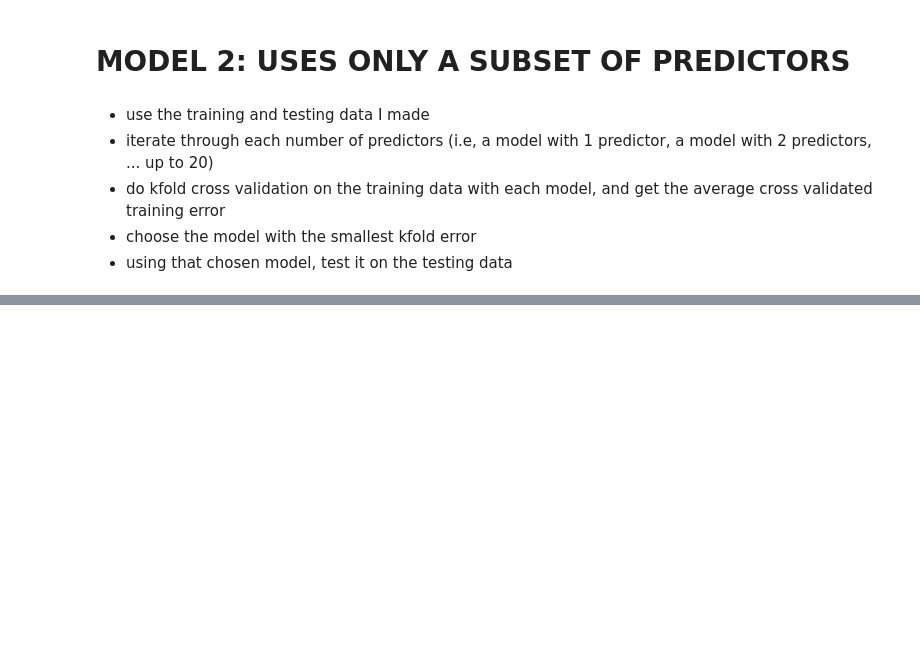
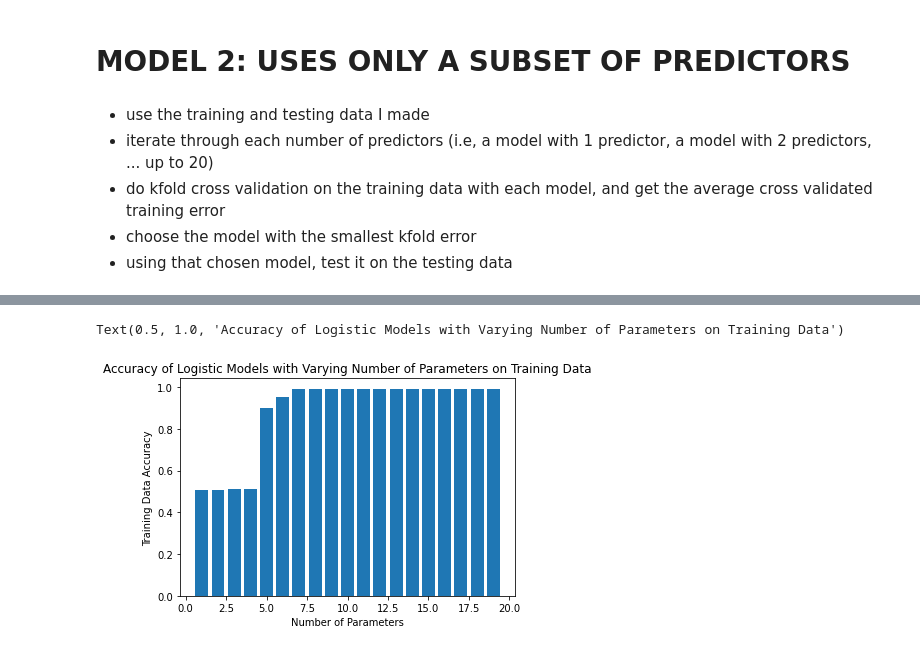
Before and after one commit to dylanknlee/Cogs-109-Final-Project, a Jupyter notebook: Final Project (1).ipynb, the cells around one changed output, grey strips where cells are left out. Drawn from its saved outputs; the diff is of its cells as text; code cells hidden in the pictures; blank space fills up the shorter version.

```diff
--- a/Final Project (1).ipynb
+++ b/Final Project (1).ipynb
@@ -294,0 +297,8 @@ testing_error
+# %%
+equation_list = []
+
+eq = 'y ~ 1' # baseline equation
+
+for parameter in input_labels:
+    eq = eq + ' + ' + parameter
+    equation_list.append(eq)
@@ -294,0 +394,10 @@ testing_error
+# %%
+model = logit(equation_list[16], data = training_data).fit()
+training_predictions = pd.Series(model.predict(training_data)).apply(lambda x: 1 if x >= 0.5 else 0)
+testing_predictions = pd.Series(model.predict(testing_data)).apply(lambda x: 1 if x >= 0.5 else 0)
+
+matches_training = (training_predictions == training_data.get('y')).mean()
+matches_testing = (testing_predictions == testing_data.get('y')).mean()
+
+training_error[17] = matches_training
+testing_error[17] = matches_testing
@@ -294,0 +408,10 @@ testing_error
+# %%
+model = logit(equation_list[17], data = training_data).fit()
+training_predictions = pd.Series(model.predict(training_data)).apply(lambda x: 1 if x >= 0.5 else 0)
+testing_predictions = pd.Series(model.predict(testing_data)).apply(lambda x: 1 if x >= 0.5 else 0)
+
+matches_training = (training_predictions == training_data.get('y')).mean()
+matches_testing = (testing_predictions == testing_data.get('y')).mean()
+
+training_error[18] = matches_training
+testing_error[18] = matches_testing
@@ -294,0 +422,10 @@ testing_error
+# %%
+model = logit(equation_list[18], data = training_data).fit()
+training_predictions = pd.Series(model.predict(training_data)).apply(lambda x: 1 if x >= 0.5 else 0)
+testing_predictions = pd.Series(model.predict(testing_data)).apply(lambda x: 1 if x >= 0.5 else 0)
+
+matches_training = (training_predictions == training_data.get('y')).mean()
+matches_testing = (testing_predictions == testing_data.get('y')).mean()
+
+training_error[19] = matches_training
+testing_error[19] = matches_testing
@@ -294,0 +480,8 @@ testing_error
+# %%
+plt.bar(list(training_error.keys()), list(training_error.values()))
+plt.xlabel('Number of Parameters')
+plt.ylabel('Training Data Accuracy')
+plt.title('Accuracy of Logistic Models with Varying Number of Parameters on Training Data')
+# %% [output]
+Text(0.5, 1.0, 'Accuracy of Logistic Models with Varying Number of Parameters on Training Data')
+[figure, added]
```
Also changed, not shown: parts of 24 cells of this notebook.
